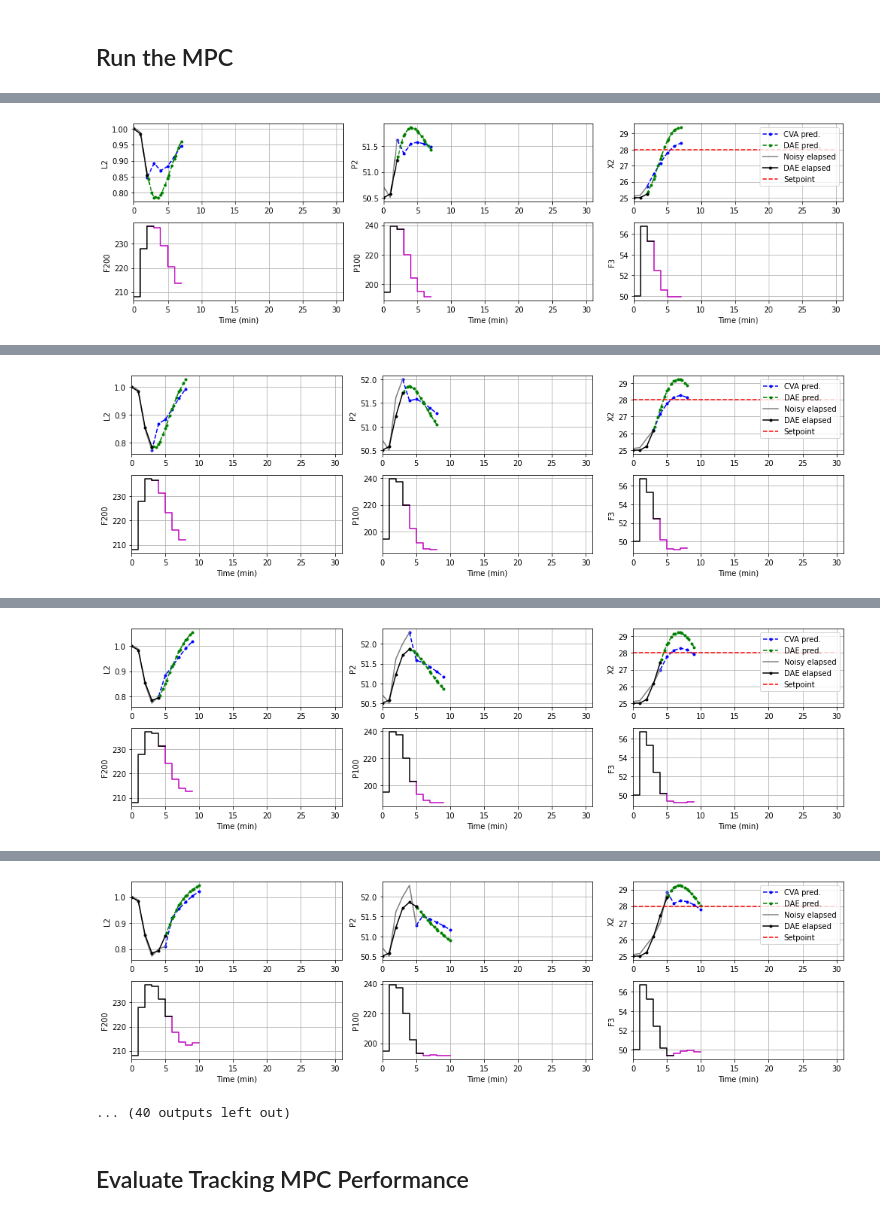
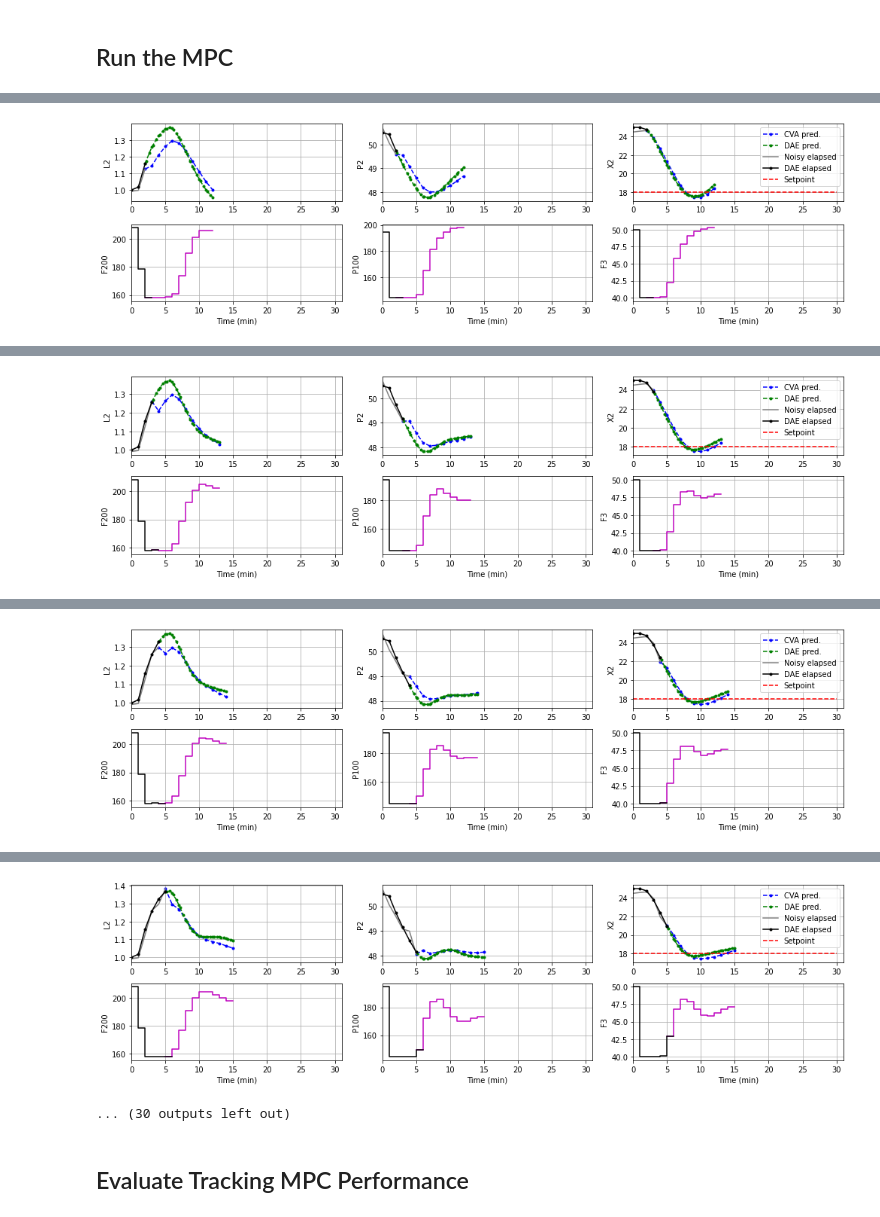
Before and after one commit to kspilario/MKCVA_MPC, a Jupyter notebook: Evap_CVA_MPC.ipynb, the cells around one changed output, grey strips where cells are left out. Drawn from its saved outputs; the diff is of its cells as text; code cells hidden in the pictures.

```diff
--- a/Evap_CVA_MPC.ipynb
+++ b/Evap_CVA_MPC.ipynb
@@ -412,12 +412,12 @@ class NLP_MPC:
 # %% [markdown]
 ## Run the MPC
 # %%
-N_hor = 5                     # Prediction horizon
-N_iter = 26                   # No. of MPC iterations
-X2_sp = 28                    # Setpoint for X2
+N_hor = 10                    # Prediction horizon
+N_iter = 21                   # No. of MPC iterations
+X2_sp = 18                    # Setpoint for X2
 nvar = (N_hor-1)*len(sys.UI)  # No. of decision variables for IPOPT
 
-np.random.seed(0)
+np.random.seed(1)
 
 # Pre-allocate arrays for saving results
 u_save = np.zeros((N_iter+1, len(sys.UI)))
@@ -565,3 +565,3 @@ IPOPT took 0.0517 sec.
 b'Algorithm terminated successfully at a locally optimal point, satisfying the convergence tolerances (can be specified by options).'
 Pyomo Status: ok
-[figure, old version]
+[figure, new version]
@@ -570,3 +570,3 @@ IPOPT took 0.0414 sec.
 b'Algorithm terminated successfully at a locally optimal point, satisfying the convergence tolerances (can be specified by options).'
 Pyomo Status: ok
-[figure, old version]
+[figure, new version]
@@ -575,3 +575,3 @@ IPOPT took 0.0432 sec.
 b'Algorithm terminated successfully at a locally optimal point, satisfying the convergence tolerances (can be specified by options).'
 Pyomo Status: ok
-[figure, old version]
+[figure, new version]
@@ -580,7 +580,7 @@ IPOPT took 0.0477 sec.
 b'Algorithm terminated successfully at a locally optimal point, satisfying the convergence tolerances (can be specified by options).'
 Pyomo Status: ok
-[figure, old version]
+[figure, new version]
-... (40 outputs left out)
+... (30 outputs left out)
 # %% [markdown]
 ## Evaluate Tracking MPC Performance
 # %%
```
Also changed, not shown: parts of 2 cells of this notebook.
